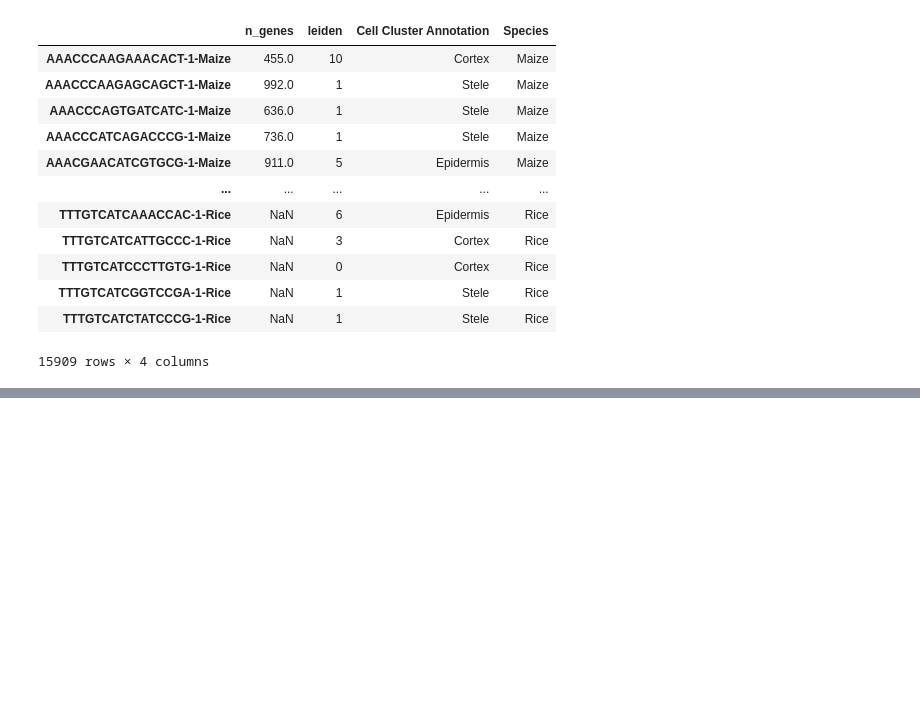
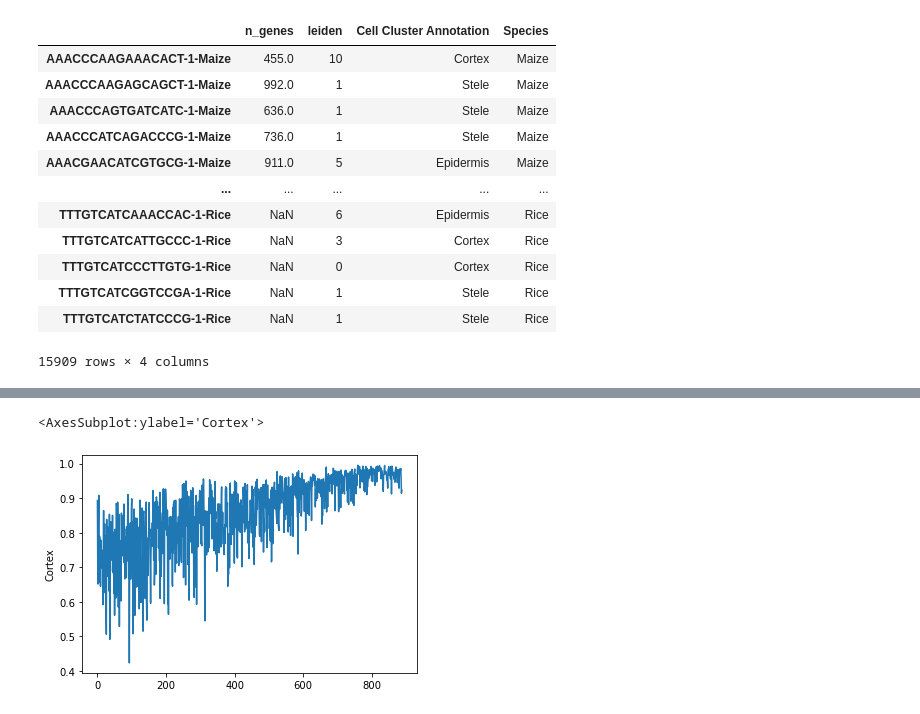
Before and after one commit to gillislab/Coexpressalog_Method_Development, a Jupyter notebook: rice_maize_data/modified_ultra_long_curve_for_paper_fig.ipynb, the cells around one changed output, grey strips where cells are left out. Saved outputs shown, nothing was run; the diff lists cells and outputs as text; code cells hidden in the pictures; blank space fills up the shorter version.

```diff
--- a/rice_maize_data/modified_ultra_long_curve_for_paper_fig.ipynb
+++ b/rice_maize_data/modified_ultra_long_curve_for_paper_fig.ipynb
@@ -435,3 +510,6 @@ sns.lineplot(x = np.arange(510), y = cell_type_score_table['Epidermis'])
 # %%
-sns.lineplot(x = np.arange(510), y = cell_type_score_table['Cortex'])
+sns.lineplot(x = np.arange(888), y = cell_type_score_table['Cortex'])
+# %% [output]
+<AxesSubplot:ylabel='Cortex'>
+[figure, added]
 # %%
```
Also changed, not shown: parts of 42 cells of this notebook, 4 other files.
